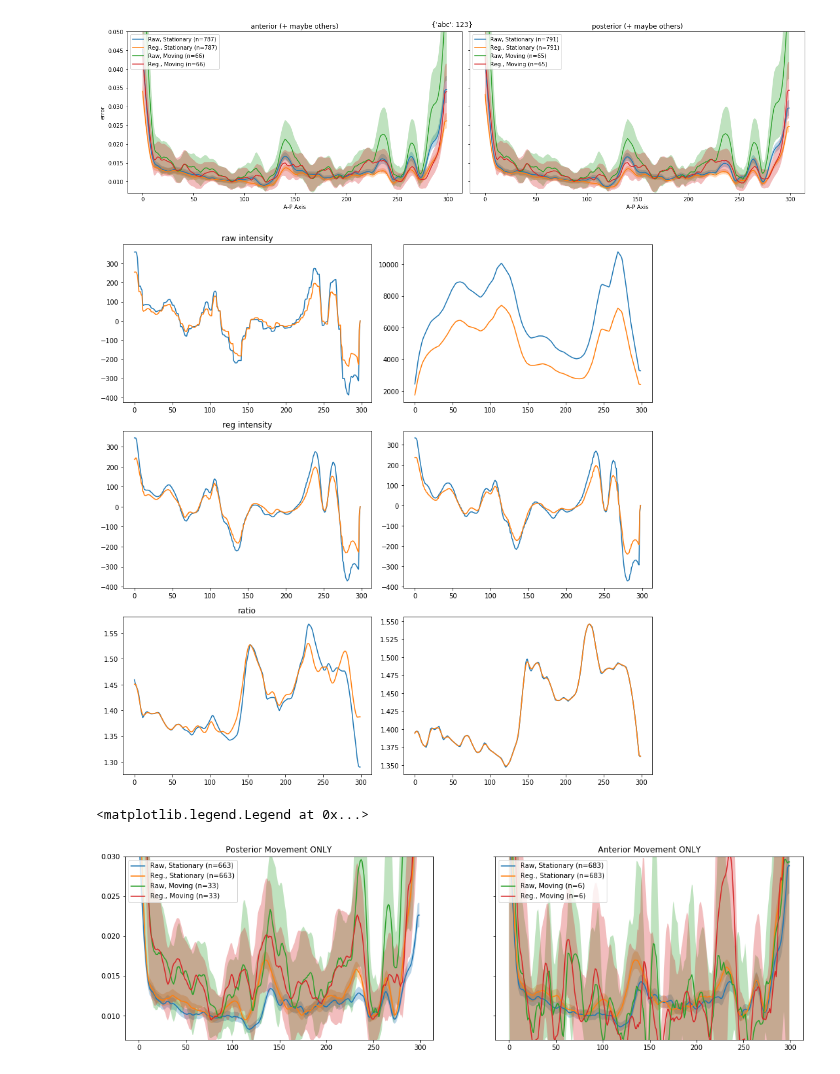
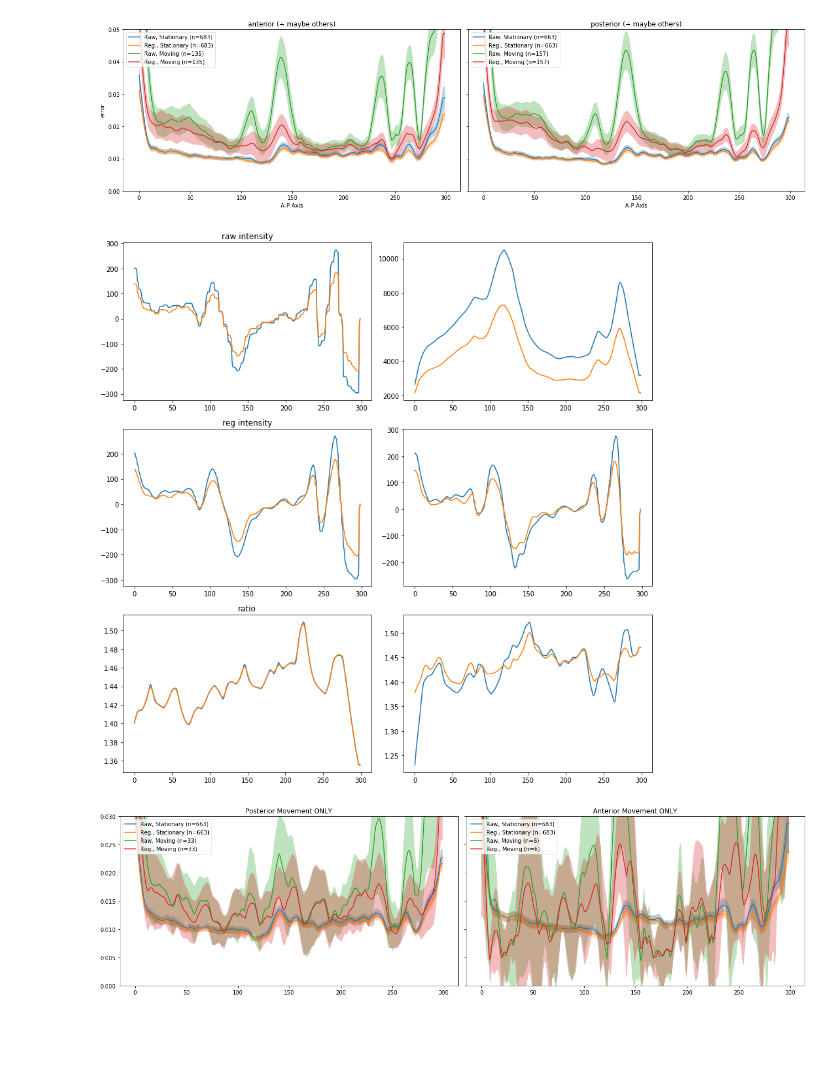
Before and after one commit to ApfeldLab/pharynx_redox, a Jupyter notebook: notebooks/Movement Error Analysis.ipynb, the cells around one changed output. Cells and saved outputs as stored; diff of their text form; code cells hidden in the pictures; blank space fills up the shorter version.

```diff
--- a/notebooks/Movement Error Analysis.ipynb
+++ b/notebooks/Movement Error Analysis.ipynb
@@ -55,7 +55,7 @@ reload(da)
 def loose_movement_stratefied_plots(mvmt, raw_prof, reg_prof, fname=None, param_dict=None):
     fig, axes = plt.subplots(1,2, figsize=(18,5), sharey='all')
 
-    ylims = (0.007, 0.05)
+    ylims = (0.00, 0.05)
 
     # Posterior
     roi = 'posterior'
@@ -64,8 +64,8 @@ def loose_movement_stratefied_plots(mvmt, raw_prof, reg_prof, fname=None, param_
         ax.set_title(f'{roi} (+ maybe others)')
         ax.set_ylim(*ylims)
 
-        m_0_0, m_0_1, m_1_0, m_1_1 = da.split_by_movement_types(mvmt, roi, t=1)
-        moving = pd.concat([m_0_1, m_1_0]).drop_duplicates().reset_index(drop=True)
+        m_0_0, m_0_1, m_1_0, m_1_1 = da.split_by_movement_types(mvmt, roi, t=0)
+        moving = pd.concat([m_0_1, m_1_0])
 
         ## stationary
         plots.plot_profile_avg_with_bounds(da.get_resid_rr(raw_prof)[m_0_0.index.values], ax=ax, label=f'Raw, Stationary (n={len(m_0_0.index.values)})')
@@ -87,13 +87,13 @@ def loose_movement_stratefied_plots(mvmt, raw_prof, reg_prof, fname=None, param_
         param_str = pformat(param_dict)
         plt.suptitle(param_str)
 
-loose_movement_stratefied_plots(mvmt, raw_prof, reg_prof, param_dict={'abc': 123})
+loose_movement_stratefied_plots(mvmt, raw_prof, reg_prof)
 # %% [output]
-[figure, old version]
+[figure, new version]
 # %%
 # stationary
-idx = m_0_0.index.values
-i = 0
+idx = m_0_1.index.values
+i = i + 1
 fig, axes = plt.subplots(3,2, figsize=(12,12))
 pair = 0
 ax = axes[0,pair]
@@ -131,13 +131,13 @@ ax.plot(
 
 plt.tight_layout()
 # %% [output]
-[figure, old version]
+[figure, new version]
 # %%
 reload(da)
 
 fig, axes = plt.subplots(1,2, figsize=(18,5), sharey='all')
 
-ylims = (0.007, 0.03)
+ylims = (0, 0.03)
 
 # Posterior
 roi = 'posterior'
@@ -152,33 +152,33 @@ ax.set_ylim(*ylims)
 ax.set_title('Posterior Movement ONLY')
 ## stationary
 plots.plot_profile_avg_with_bounds(da.get_resid_rr(raw_prof)[m_0_0.index.values], ax=ax, label=f'Raw, Stationary (n={len(m_0_0.index.values)})')
 plots.plot_profile_avg_with_bounds(da.get_resid_rr(reg_prof)[m_0_0.index.values], ax=ax, label=f'Reg., Stationary (n={len(m_0_0.index.values)})')
 ## moving
 plots.plot_profile_avg_with_bounds(da.get_resid_rr(raw_prof)[moving.index.values], ax=ax, label=f'Raw, Moving (n={len(moving.index.values)})')
 plots.plot_profile_avg_with_bounds(da.get_resid_rr(reg_prof)[moving.index.values], ax=ax, label=f'Reg., Moving (n={len(moving.index.values)})')
 
 ax.legend(loc='upper left')
 
 
 # Anterior
 roi = 'anterior'
 m_0_0, _, _, _ = da.split_by_movement_types(mvmt, roi)
 m_0_1 = da.filter_only_moving_roi(mvmt, 0, roi)
 m_1_0 = da.filter_only_moving_roi(mvmt, 1, roi)
 
-moving = pd.concat([m_0_1, m_1_0]).drop_duplicates().reset_index(drop=True)
+moving = pd.concat([m_0_1, m_1_0]).drop_duplicates()
 
 ax = axes[1]
 # ax.set_ylim(*ylims)
 ax.set_title('Anterior Movement ONLY')
 ## stationary
 plots.plot_profile_avg_with_bounds(da.get_resid_rr(raw_prof)[m_0_0.index.values], ax=ax, label=f'Raw, Stationary (n={len(m_0_0.index.values)})')
 plots.plot_profile_avg_with_bounds(da.get_resid_rr(reg_prof)[m_0_0.index.values], ax=ax, label=f'Reg., Stationary (n={len(m_0_0.index.values)})')
 ## moving
 plots.plot_profile_avg_with_bounds(da.get_resid_rr(raw_prof)[moving.index.values], ax=ax, label=f'Raw, Moving (n={len(moving.index.values)})')
 plots.plot_profile_avg_with_bounds(da.get_resid_rr(reg_prof)[moving.index.values], ax=ax, label=f'Reg., Moving (n={len(moving.index.values)})')
 
 ax.legend(loc='upper left')
+plt.tight_layout()
 # %% [output]
-<matplotlib.legend.Legend at 0x...>
-[figure, old version]
+[figure, new version]
```
Also changed, not shown: parts of 5 cells of this notebook, 4 other files.
